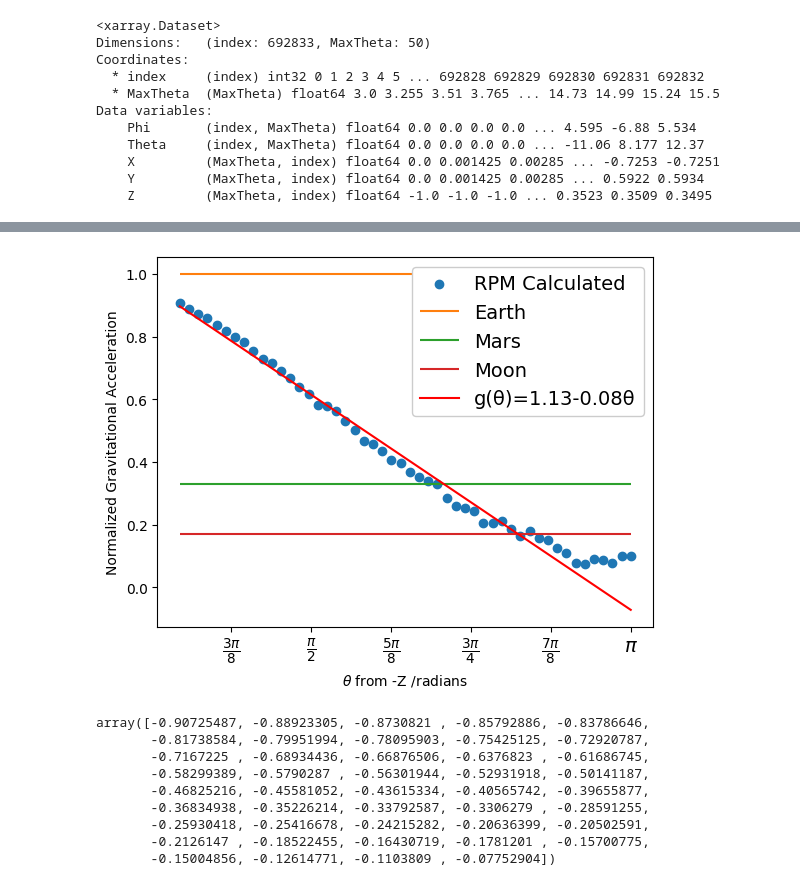
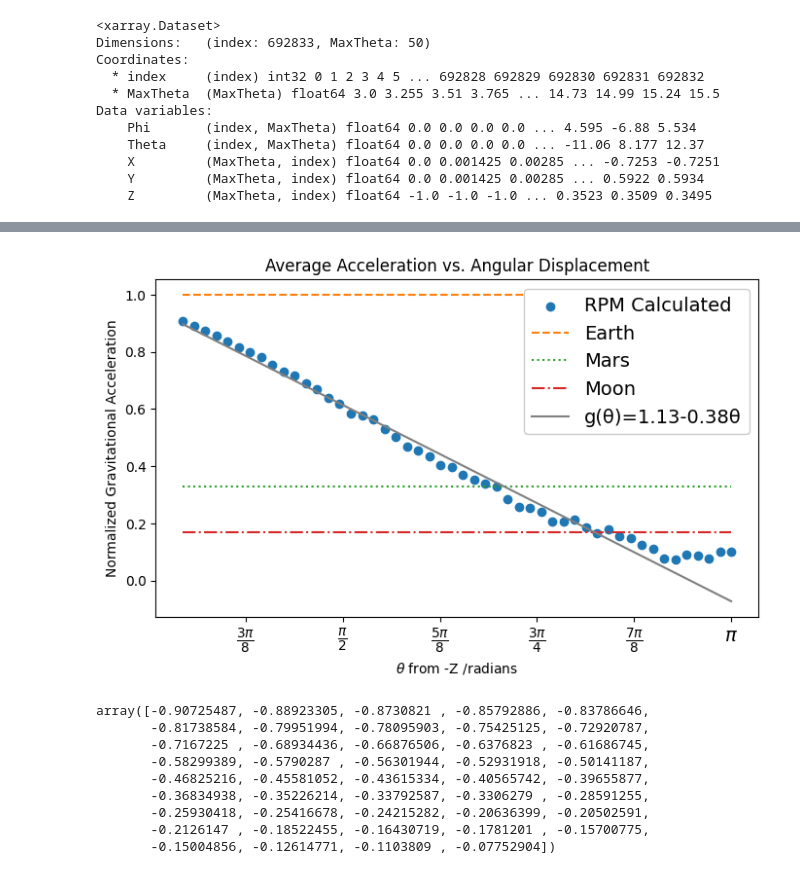
Before and after one commit to MrMattHumbert/RPM, a Jupyter notebook: setup_analysis.ipynb, the cells around one changed output, grey strips where cells are left out. Drawn from its saved outputs; the diff is of its cells as text; code cells hidden in the pictures.

```diff
--- a/setup_analysis.ipynb
+++ b/setup_analysis.ipynb
@@ -159,7 +161,34 @@ Data variables:
 # %%
 # Save to an hdf5 file, this is optional.
 x_path_extended.to_netcdf('x_path_extended.nc')
+# %%
+x_path_extended = xr.open_dataset("x_path_extended.nc", engine='netcdf4')
+MaxTheta = x_path_extended.MaxTheta.to_numpy()
 # %%
 mean_z_gravity = x_path_extended['Z'].mean(dim='index').values
 # %%
 np.savetxt('mean_z_gravity.csv',mean_z_gravity,delimiter=',')
+# %%
+# Load mean gravity if available
+mean_z_gravity = pd.read_csv('mean_z_gravity.csv')
+x = np.linspace(3,15.5,49)
+
+# Linear regression of average gravity as a function of maximum azmuth
+# The last 6 points have been dropped because they skew the trend
+slope, intercept = np.polyfit(x[:45],abs(mean_z_gravity[:45]*10),1)
+print(slope,intercept)
+
+fig, ax = plt.subplots(figsize=(8,4.5))
+ax.scatter(x,abs(mean_z_gravity)*10,label="Avg Gravity")
+ax.hlines(9.81,x[0],x[-1],colors='tab:orange',label="Earth",linestyles='dashed')
+ax.hlines(3.72,x[0],x[-1],colors='tab:green',label='Mars',linestyles='dotted')
+ax.hlines(1.625,x[0],x[-1],colors='tab:red',label='Moon',linestyles='dashdot')
+
+# Plot the regression line
+theta_symbol  = "\u03B8"
+plt.plot(x, intercept + slope * x, color='grey', label=f'g({theta_symbol})={intercept[0].round(2)}-{abs(slope)[0].round(2)}{theta_symbol}')
+
+ax.legend(loc='upper right', framealpha=1,prop={'size':14})
+ax.set_xlabel(r'$\theta$ from -Z /G-code Units')
+ax.set_ylabel(r'Gravitational Acceleration / $m_ s^{-1}$')
+ax.set_title('Average Acceleration vs. Angular Displacement')
@@ -166,46 +227,48 @@ np.savetxt('mean_z_gravity.csv',mean_z_gravity,delimiter=',')
 # %%
 # Linear regression of average gravity as a function of maximum azmuth
 # The last 6 points have been dropped because they skew the trend
-slope, intercept = np.polyfit(MaxTheta[:45],abs(mean_z_gravity[:45]),1)
+slope_rad, intercept_rad = np.polyfit(x_path_extended.MaxTheta.to_numpy()[:45]*np.pi/15.5,abs(mean_z_gravity[:45]),1)
+slope, intercept = np.polyfit(x_path_extended.MaxTheta.to_numpy()[:45],abs(mean_z_gravity[:45]),1)
 # %%
 # Plot the average gravity
 x = MaxTheta
-fig, ax = plt.subplots()
+fig, ax = plt.subplots(figsize=(8,4.5))
 
 # Set the font family to Source Sans 3
 #plt.rcParams['font.family'] = 'Source Sans 3'
 #plt.rcParams['mathtext.fontset'] = 'custom'
 plt.rcParams['mathtext.rm']='DejaVu Sans'
 plt.rcParams['font.family'] = 'DejaVu Sans'
 
 # Set the x-axis tick locations
 ax.set_xticks(np.linspace(0,15.5, 8))
 
 # Set the x-axis tick labels as fractions of pi
 ax.set_xticklabels([ r'$\frac{\pi}{8}$', r'$\frac{\pi}{4}$', r'$\frac{3\pi}{8}$',
                     r'$\frac{\pi}{2}$', r'$\frac{5\pi}{8}$', r'$\frac{3\pi}{4}$', r'$\frac{7\pi}{8}$',r'$\pi$'])
 #ax.set_yticklabels(['-1.0','-0.8','-0.6','-0.4','-0.2','0'])
 
 # Increase the font size of the axes numbers
 ax.tick_params(axis='x', which='major', labelsize=14)
 ax.tick_params(axis='y', which='major', labelsize=10)
 
 # Plot the data
 ax.scatter(x,abs(mean_z_gravity),label = "RPM Calculated")
-ax.hlines(1,x[0],x[-1],colors='tab:orange',label="Earth")
-ax.hlines(0.33,x[0],x[-1],colors='tab:green',label='Mars')
-ax.hlines(0.17,x[0],x[-1],colors='tab:red',label='Moon')
+ax.hlines(1,x[0],x[-1],colors='tab:orange',label="Earth",linestyles='dashed')
+ax.hlines(0.33,x[0],x[-1],colors='tab:green',label='Mars',linestyles='dotted')
+ax.hlines(0.17,x[0],x[-1],colors='tab:red',label='Moon',linestyles='dashdot')
 # Plot the regression line
 theta_symbol  = "\u03B8"
-plt.plot(x, intercept + slope * x, color='red', label=f'g({theta_symbol})={intercept.round(2)}-{abs(slope).round(2)}{theta_symbol}')
+plt.plot(x, intercept + slope * x, color='grey', label=f'g({theta_symbol})={intercept_rad.round(2)}-{abs(slope_rad).round(2)}{theta_symbol}')
 
 ax.legend(loc='upper right', framealpha=1,prop={'size':14})
 ax.set_xlabel(r'$\theta$ from -Z /radians')
 ax.set_ylabel('Normalized Gravitational Acceleration')
+ax.set_title('Average Acceleration vs. Angular Displacement')
 
 plt.show()
 # %% [output]
-[figure, old version]
+[figure, new version]
 # %%
 mean_z_gravity[:44]
 # %% [output]
```
Also changed, not shown: parts of 15 cells of this notebook, 1 other file.
